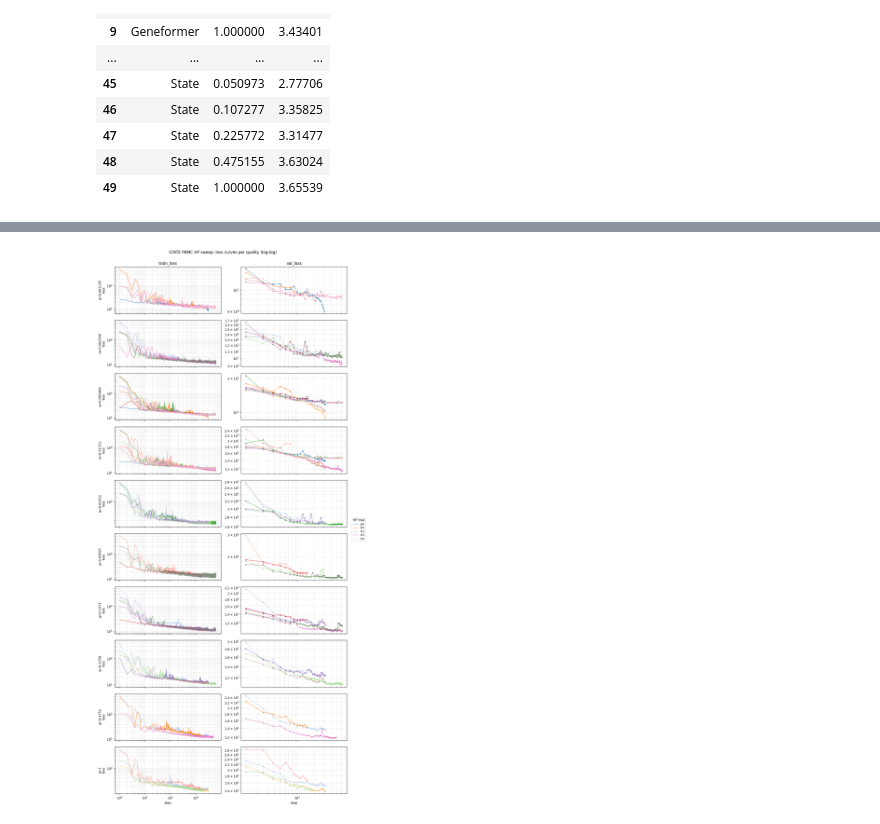
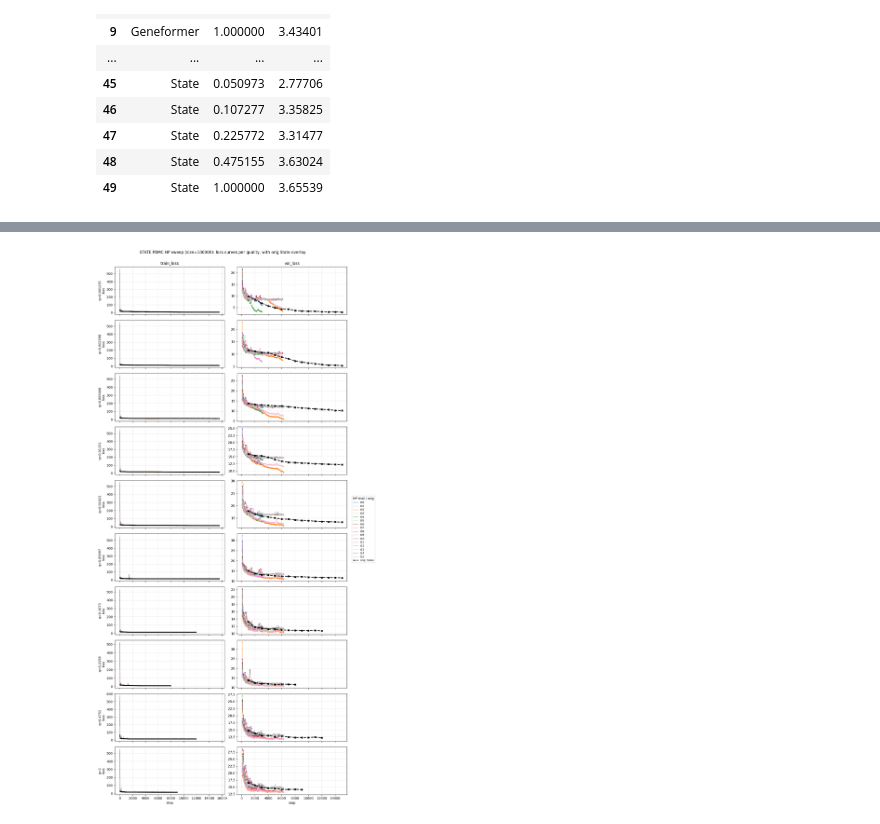
Before and after one commit to igor-sadalski/Scaling-up-measurement-noise-scaling-laws, a Jupyter notebook: analysis/2026-04-16_14-43_plotting_state_hparam_sweep_pbmc.ipynb, the cells around one changed output, grey strips where cells are left out. Drawn from its saved outputs; the diff is of its cells as text; code cells hidden in the pictures.

```diff
--- a/analysis/2026-04-16_14-43_plotting_state_hparam_sweep_pbmc.ipynb
+++ b/analysis/2026-04-16_14-43_plotting_state_hparam_sweep_pbmc.ipynb
@@ -321,14 +361,56 @@ else:
 # %%
-# Train / validation loss curves on log-log axes: 2 columns (train, val), 1 row per quality.
-# Each subplot overlays one line per HP trial (using the curves stashed in CURVES).
-# Step=0 rows are dropped since they can't render on a log x-axis.
+# Train / validation loss curves on linear axes: 2 columns (train, val), 1 row per quality.
+# Each subplot overlays one line per HP trial (using the curves stashed in CURVES) plus
+# the original-work State training curve at the same (size, quality) as a bold black
+# dashed line — pulled from data/PBMC/<size>/<quality>/results/State/model/loss/metrics.csv.
 import matplotlib.pyplot as plt
 import numpy as np
+import pandas as pd
+from pathlib import Path
+
+ORIG_STATE_ROOT = Path('/home/igor/noise_scaling/data/PBMC')
+
+def _orig_state_curves(size: int, quality) -> tuple[pd.DataFrame | None, pd.DataFrame | None]:
+    """Load (train_df, val_df) from the orig-work State run at (size, quality).
+
+    Mirrors `_read_metrics` above, but walks the data/PBMC/... tree where
+    scaling_laws/algo/state.py copies metrics.csv into results/State/model/loss/.
+    Falls back to the raw Lightning checkpoint dir if the copy is missing.
+    """
+    base = ORIG_STATE_ROOT / str(size) / str(quality) / 'results' / 'State' / 'model'
+    candidates = [base / 'loss' / 'metrics.csv'] + sorted(
+        base.glob('checkpoints/**/version_*/metrics.csv')
+    )
+    for m in candidates:
+        if not m.exists() or m.stat().st_size == 0:
+            continue
+        try:
+            df_m = pd.read_csv(m, on_bad_lines='skip')
+        except Exception:
+            continue
+        tcol, vcol = 'trainer/train_loss', 'validation/val_loss'
+        tr = (df_m.dropna(subset=[tcol])[['step', tcol]].rename(columns={tcol: 'train_loss'})
+                .sort_values('step').reset_index(drop=True)) if tcol in df_m.columns else None
+        va = (df_m.dropna(subset=[vcol])[['step', vcol]].rename(columns={vcol: 'val_loss'})
+                .sort_values('step').reset_index(drop=True)) if vcol in df_m.columns else None
+        if (tr is not None and len(tr)) or (va is not None and len(va)):
+            return tr, va
+    return None, None
 
 qualities = sorted(df['quality'].unique())
 trial_ids = sorted(df['trial_id'].unique())
 cmap = plt.get_cmap('tab20' if len(trial_ids) > 10 else 'tab10')
 trial_color = {tid: cmap(i % cmap.N) for i, tid in enumerate(trial_ids)}
+
+# Same size used by the HP sweep (single size in this notebook).
+sizes = sorted({k[1] for k in CURVES}) or [100000]
+orig_size = sizes[0]
+
+# Pre-load orig State curves once per quality.
+ORIG_CURVES = {q: _orig_state_curves(orig_size, q) for q in qualities}
+n_orig_tr = sum(1 for tr, _ in ORIG_CURVES.values() if tr is not None and len(tr))
+n_orig_va = sum(1 for _, va in ORIG_CURVES.values() if va is not None and len(va))
+print(f'orig State curves loaded: train={n_orig_tr}/{len(qualities)} val={n_orig_va}/{len(qualities)}')
 
 n_rows = len(qualities)
 fig, axes = plt.subplots(n_rows, 2, figsize=(11, 2.4 * n_rows),
@@ -344,34 +426,40 @@ for r, q in enumerate(qualities):
             tr, va = curves['train'], curves['val']
             color = trial_color[tid]
             if tr is not None and len(tr):
-                tr_pos = tr[tr['step'] > 0]
-                if len(tr_pos):
-                    ax_tr.plot(tr_pos['step'].values, tr_pos['train_loss'].values,
-                               color=color, linewidth=1.0, alpha=0.85,
-                               label=f't{tid:02d}' if r == 0 else None)
+                ax_tr.plot(tr['step'].values, tr['train_loss'].values,
+                           color=color, linewidth=1.0, alpha=0.85,
+                           label=f't{tid:02d}' if r == 0 else None)
             if va is not None and len(va):
-                va_pos = va[va['step'] > 0]
-                if len(va_pos):
-                    ax_va.plot(va_pos['step'].values, va_pos['val_loss'].values,
-                               color=color, linewidth=1.0, alpha=0.85, marker='o', markersize=3,
-                               label=f't{tid:02d}' if r == 0 else None)
-    ax_tr.set_xscale('log'); ax_tr.set_yscale('log')
-    ax_va.set_xscale('log'); ax_va.set_yscale('log')
+                ax_va.plot(va['step'].values, va['val_loss'].values,
+                           color=color, linewidth=1.0, alpha=0.85, marker='o', markersize=3,
+                           label=f't{tid:02d}' if r == 0 else None)
+
+    # Overlay orig-work State curve (bold black dashed), same style as the MI baseline plot.
+    otr, ova = ORIG_CURVES.get(q, (None, None))
+    if otr is not None and len(otr):
+        ax_tr.plot(otr['step'].values, otr['train_loss'].values,
+                   color='k', linewidth=2.2, linestyle='--', zorder=5,
+                   label='orig: State' if r == 0 else None)
+    if ova is not None and len(ova):
+        ax_va.plot(ova['step'].values, ova['val_loss'].values,
+                   color='k', linewidth=2.2, linestyle='--', marker='s', markersize=4,
+                   zorder=5, label='orig: State' if r == 0 else None)
+
     ax_tr.set_ylabel(f'q={q:.4g}\nloss')
-    ax_tr.grid(alpha=0.3, which='both')
-    ax_va.grid(alpha=0.3, which='both')
+    ax_tr.grid(alpha=0.3)
+    ax_va.grid(alpha=0.3)
 
 axes[0, 0].set_title('train_loss')
 axes[0, 1].set_title('val_loss')
 axes[-1, 0].set_xlabel('step')
 axes[-1, 1].set_xlabel('step')
 
-# Single legend for the whole figure (HP trials).
+# Single legend for the whole figure (HP trials + orig State).
 handles, labels = axes[0, 0].get_legend_handles_labels()
 if handles:
     fig.legend(handles, labels, loc='center left', bbox_to_anchor=(1.0, 0.5),
-               fontsize=8, title='HP trial')
-fig.suptitle('STATE PBMC HP sweep: loss curves per quality (log-log)', y=1.0)
+               fontsize=8, title='HP trial / orig')
+fig.suptitle(f'STATE PBMC HP sweep (size={orig_size}): loss curves per quality, with orig State overlay', y=1.0)
 plt.tight_layout()
 plt.show()
 # %% [output]
@@ -378 +467 @@ plt.show()
-[figure, old version]
+[figure, new version]
```
Also changed, not shown: parts of 5 cells of this notebook, 4 other files.
